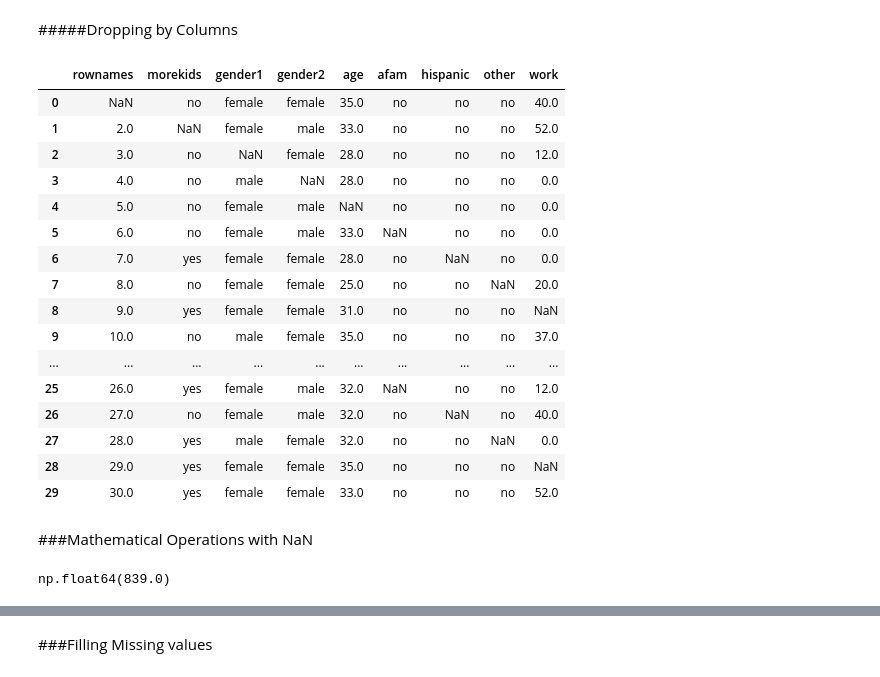
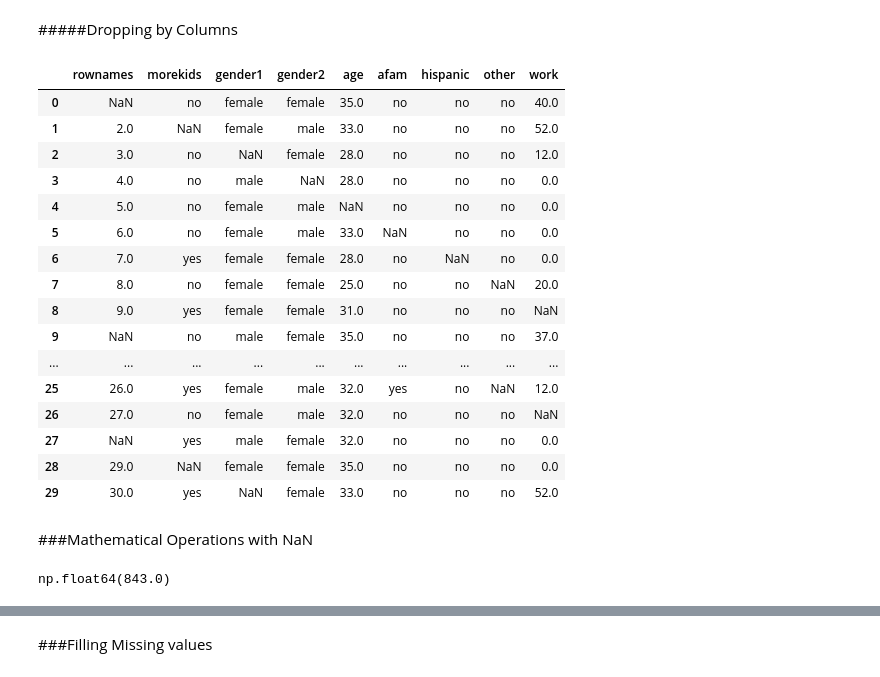
Before and after one commit to devashish1110/EDA_assignments, a Jupyter notebook: 22BDS0093.ipynb, the cells around one changed output, grey strips where cells are left out. Cells and saved outputs as stored; diff of their text form; code cells hidden in the pictures.

```diff
--- a/22BDS0093.ipynb
+++ b/22BDS0093.ipynb
@@ -446,6 +476,6 @@ print(replaced[["rownames", "work"]].head(15))
 # %% [markdown]
 ##Handling Missing Data
 # %%
-df = df.head(30)
+df_miss = df.head(30)
 # %%
-df["extra_col"] = np.nan
+df_miss["extra_col"] = np.nan
@@ -452,6 +488,6 @@ df["extra_col"] = np.nan
 # %%
 # introduce one NaN in each row
-for i in range(len(df)):
-    df.iloc[i, i % df.shape[1]] = np.nan   # rotate through columns
+for i in range(len(df_miss)):
+    df_miss.iloc[i, i % df.shape[1]] = np.nan   # rotate through columns
 # %%
-df["gender3"] = np.nan
+df_miss["gender3"] = np.nan
@@ -626,32 +668,32 @@ df.dropna(how = 'all')
 # %% [markdown]
 #####Dropping by Columns
 # %%
-df.dropna(how='all', axis=1)
+df_miss.dropna(how='all', axis=1)
 # %% [output]
 |  | rownames | morekids | gender1 | gender2 | age | afam | hispanic | other | work |
 | 0 | NaN | no | female | female | 35.0 | no | no | no | 40.0 |
 | 1 | 2.0 | NaN | female | male | 33.0 | no | no | no | 52.0 |
 | 2 | 3.0 | no | NaN | female | 28.0 | no | no | no | 12.0 |
 | 3 | 4.0 | no | male | NaN | 28.0 | no | no | no | 0.0 |
 | 4 | 5.0 | no | female | male | NaN | no | no | no | 0.0 |
 | 5 | 6.0 | no | female | male | 33.0 | NaN | no | no | 0.0 |
 | 6 | 7.0 | yes | female | female | 28.0 | no | NaN | no | 0.0 |
 | 7 | 8.0 | no | female | female | 25.0 | no | no | NaN | 20.0 |
 | 8 | 9.0 | yes | female | female | 31.0 | no | no | no | NaN |
-| 9 | 10.0 | no | male | female | 35.0 | no | no | no | 37.0 |
+| 9 | NaN | no | male | female | 35.0 | no | no | no | 37.0 |
 | ... | ... | ... | ... | ... | ... | ... | ... | ... | ... |
-| 25 | 26.0 | yes | female | male | 32.0 | NaN | no | no | 12.0 |
-| 26 | 27.0 | no | female | male | 32.0 | no | NaN | no | 40.0 |
-| 27 | 28.0 | yes | male | female | 32.0 | no | no | NaN | 0.0 |
-| 28 | 29.0 | yes | female | female | 35.0 | no | no | no | NaN |
-| 29 | 30.0 | yes | female | female | 33.0 | no | no | no | 52.0 |
+| 25 | 26.0 | yes | female | male | 32.0 | yes | no | NaN | 12.0 |
+| 26 | 27.0 | no | female | male | 32.0 | no | no | no | NaN |
+| 27 | NaN | yes | male | female | 32.0 | no | no | no | 0.0 |
+| 28 | 29.0 | NaN | female | female | 35.0 | no | no | no | 0.0 |
+| 29 | 30.0 | yes | NaN | female | 33.0 | no | no | no | 52.0 |
 # %% [markdown]
 ###Mathematical Operations with NaN
 # %%
-ser = df.age
+ser = df_miss.age
 ser.sum()
 # %% [output]
-np.float64(839.0)
+np.float64(843.0)
 # %%
 mean_age = ser.mean()
 mean_age
```
Also changed, not shown: parts of 99 cells of this notebook.
